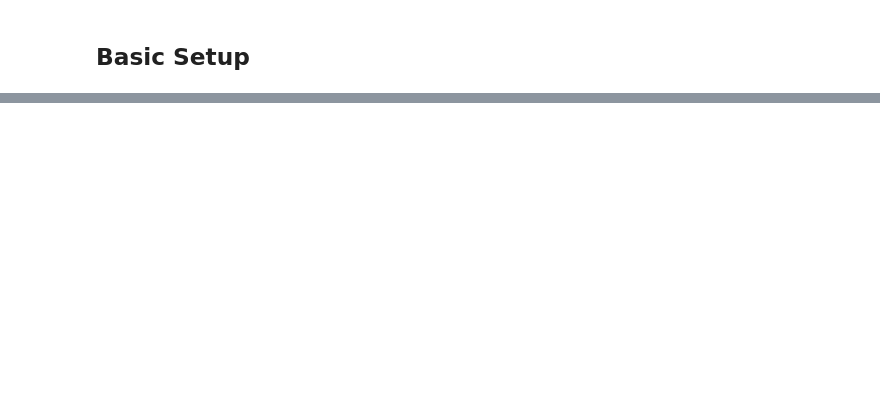
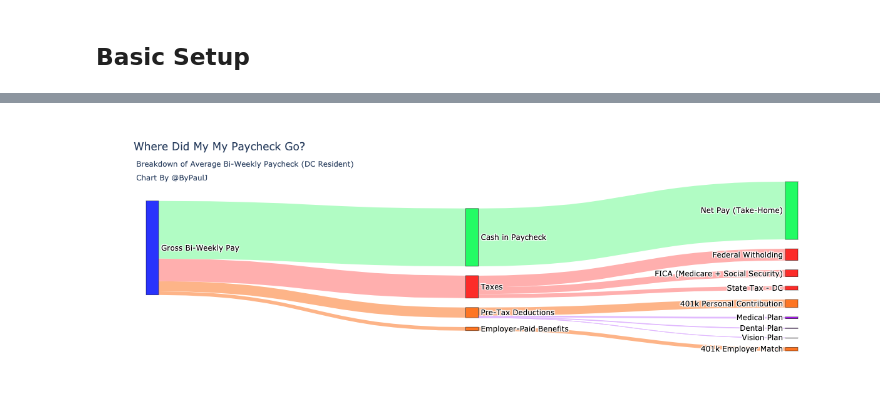
Before and after one commit to pmaji/data-science-toolkit, a Jupyter notebook: eda-and-visualization/sankey_charts.ipynb, the cells around one changed output, grey strips where cells are left out. Saved outputs shown, nothing was run; the diff lists cells and outputs as text; code cells hidden in the pictures; blank space fills up the shorter version.

Commit message:
first draft of sankey (pre-edit)

```diff
--- a/eda-and-visualization/sankey_charts.ipynb
+++ b/eda-and-visualization/sankey_charts.ipynb
@@ -419,0 +51,15 @@ comparative_radar_builder(9,30)
+# %%
+# define a list with all column names that represent the categorical layers of the sankey
+category_columns = ['lvl_1_label','lvl_2_label','lvl_3_label']
+
+# specify the column name from which final values will be pulled
+value_column = 'dollar_value'
+
+# create empty list to be used to hold label identifiers
+label_list = []
+
+for category in category_columns:
+    # temporarily stores, for each lvl of labels, the labels in that column
+    label_list_temp =  list(set(base_data[category].values))
+    # create the final list of all labels across all category levels
+    label_list = label_list + label_list_temp
@@ -419,0 +84,17 @@ comparative_radar_builder(9,30)
+# %%
+# transform our base df into a source-target pair...
+# which is the required data format for the plotly sankey to consume...
+# if this doesn't seem intituive to you at first, reference the notes and resources section below
+
+# iterate over all categories to log all source-target pair combinations, along with corresponding values
+for i in range(len(category_columns)-1):
+    if i==0:
+        source_target_df = base_data[[category_columns[i],category_columns[i+1],value_column]]
+        source_target_df.columns = ['source','target','count']
+    else:
+        temp_df = base_data[[category_columns[i],category_columns[i+1],value_column]]
+        temp_df.columns = ['source','target','count']
+        source_target_df = pd.concat([source_target_df,temp_df])
+
+# cleans up the df and drops duplicative pairs / values
+source_target_df = source_target_df.groupby(['source','target']).agg({'count':'sum'}).reset_index()
@@ -419,0 +119,5 @@ comparative_radar_builder(9,30)
+# %%
+# add indexes for source-target pairs...
+# this will be needed later when building the plotly figure
+source_target_df['source_id'] = source_target_df['source'].apply(lambda x: label_list.index(x))
+source_target_df['target_id'] = source_target_df['target'].apply(lambda x: label_list.index(x))
@@ -419,0 +144,3 @@ comparative_radar_builder(9,30)
+# %%
+# turning the label list into a df so we can more easily color-code each label manually
+label_name_and_color_df = pd.DataFrame(label_list, columns = ['label'])
@@ -419,0 +403,6 @@ comparative_radar_builder(9,30)
+# %%
+# display the chart interactively in the notebook
+iplot(
+    figure_or_data = fig
+)
+# %% [output]
@@ -419,0 +410 @@ comparative_radar_builder(9,30)
+[figure, added]
```
Also changed, not shown: parts of 37 cells of this notebook, 2 other files.
